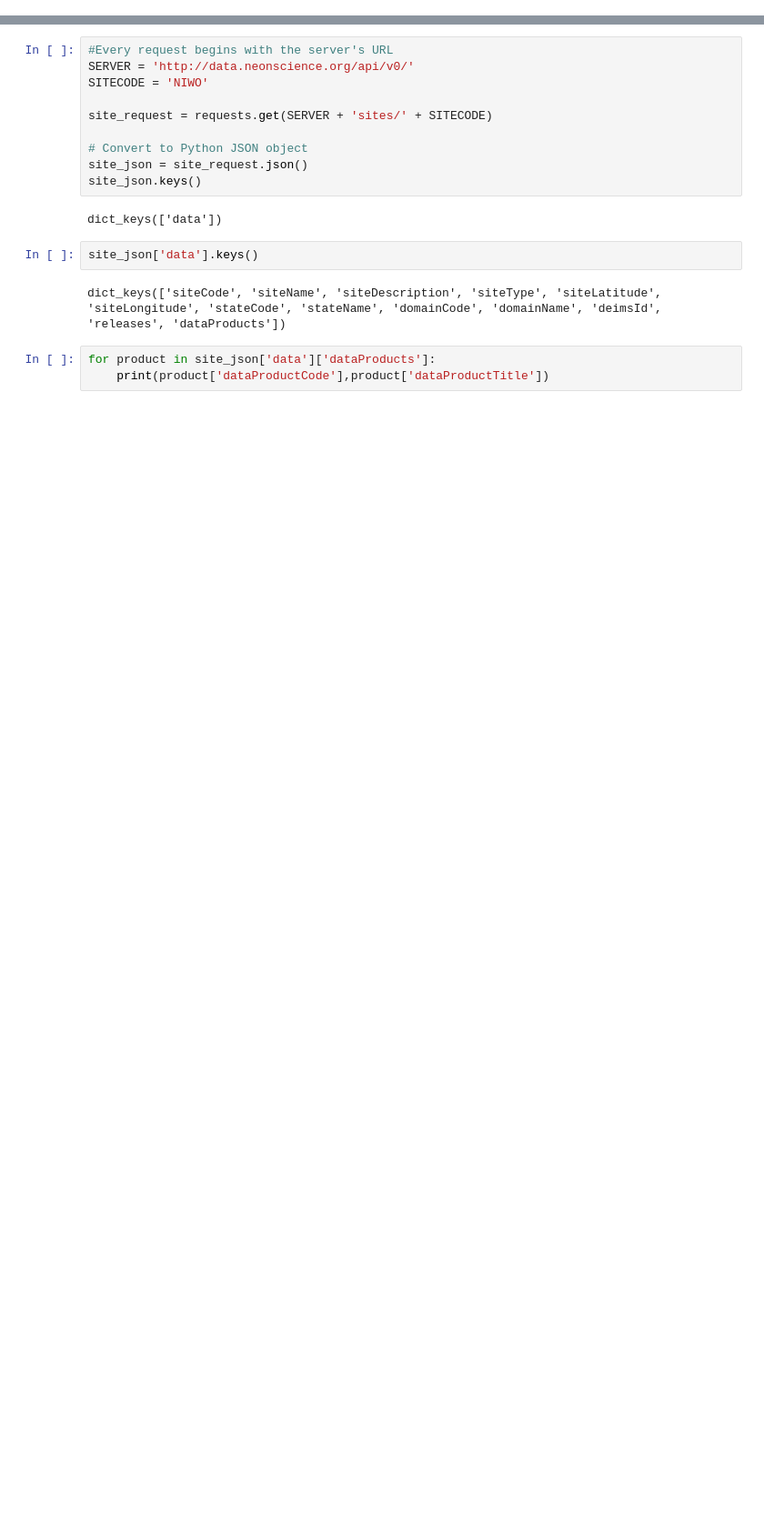
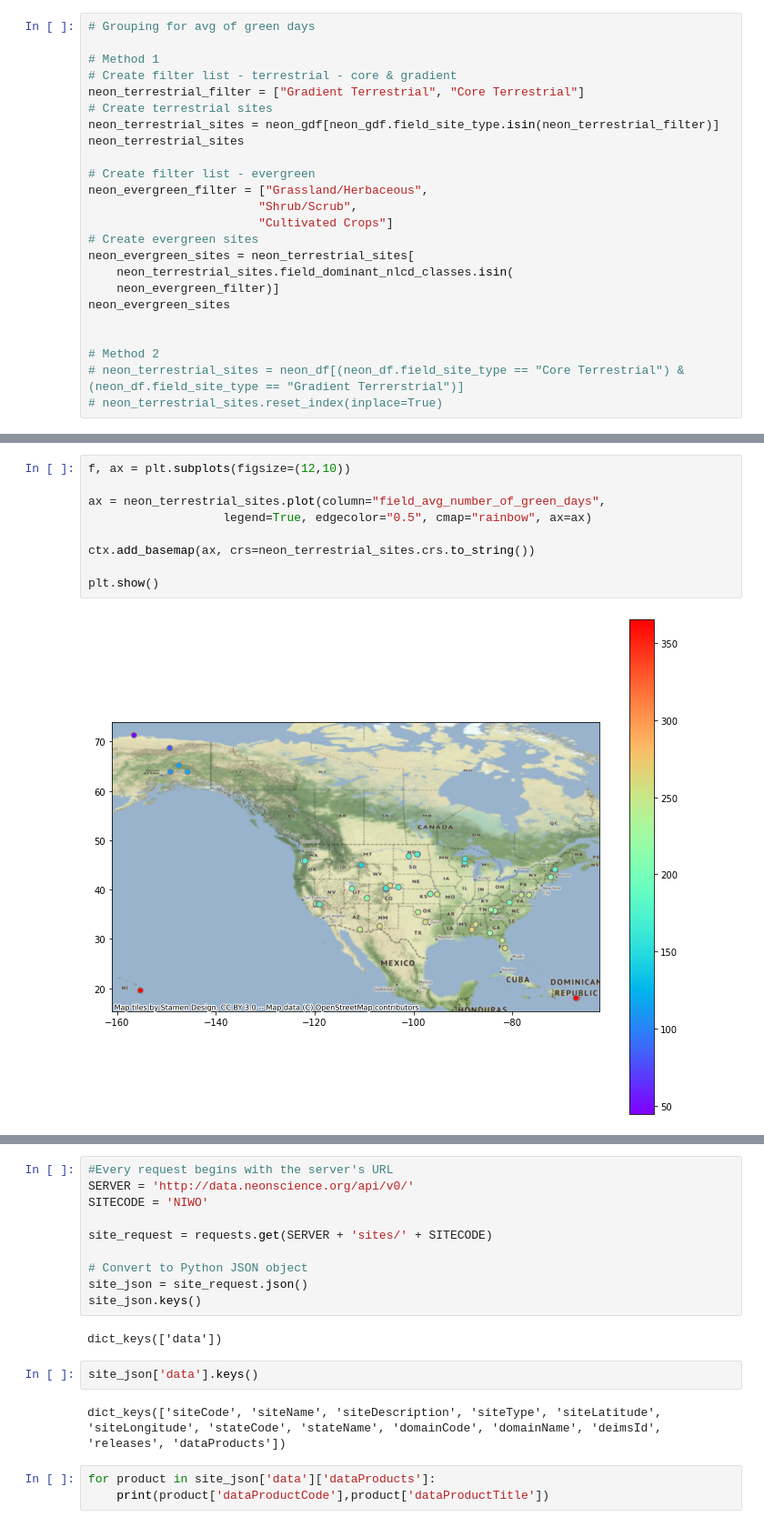
Before and after one commit to cnorristellar/macrosystems, a Jupyter notebook: prototyping-python.ipynb, the cells around one changed output, grey strips where cells are left out. Shown: that part at 91% size. Cells and saved outputs as stored; diff of their text form; blank space fills up the shorter version.

```diff
--- a/prototyping-python.ipynb
+++ b/prototyping-python.ipynb
@@ -29,0 +138,24 @@ Name: field_site_id, Length: 81, dtype: object
+# %%
+# Grouping for avg of green days
+
+# Method 1
+# Create filter list - terrestrial - core & gradient
+neon_terrestrial_filter = ["Gradient Terrestrial", "Core Terrestrial"]
+# Create terrestrial sites
+neon_terrestrial_sites = neon_gdf[neon_gdf.field_site_type.isin(neon_terrestrial_filter)]
+neon_terrestrial_sites
+
+# Create filter list - evergreen
+neon_evergreen_filter = ["Grassland/Herbaceous",
+                        "Shrub/Scrub",
+                        "Cultivated Crops"]
+# Create evergreen sites
+neon_evergreen_sites = neon_terrestrial_sites[
+    neon_terrestrial_sites.field_dominant_nlcd_classes.isin(
+    neon_evergreen_filter)]
+neon_evergreen_sites
+
+
+# Method 2
+# neon_terrestrial_sites = neon_df[(neon_df.field_site_type == "Core Terrestrial") & (neon_df.field_site_type == "Gradient Terrerstrial")]
+# neon_terrestrial_sites.reset_index(inplace=True)
@@ -29,0 +182,11 @@ Name: field_site_id, Length: 81, dtype: object
+# %%
+f, ax = plt.subplots(figsize=(12,10))
+
+ax = neon_terrestrial_sites.plot(column="field_avg_number_of_green_days",
+                   legend=True, edgecolor="0.5", cmap="rainbow", ax=ax)
+
+ctx.add_basemap(ax, crs=neon_terrestrial_sites.crs.to_string())
+
+plt.show()
+# %% [output]
+[figure, added]
```
Also changed, not shown: parts of 17 cells of this notebook.
